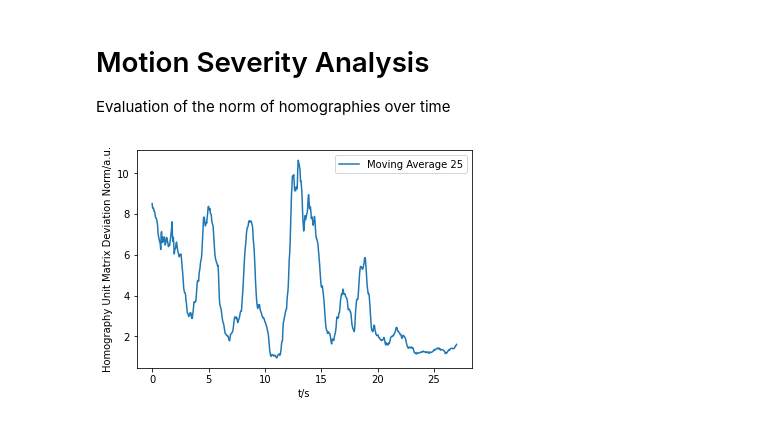
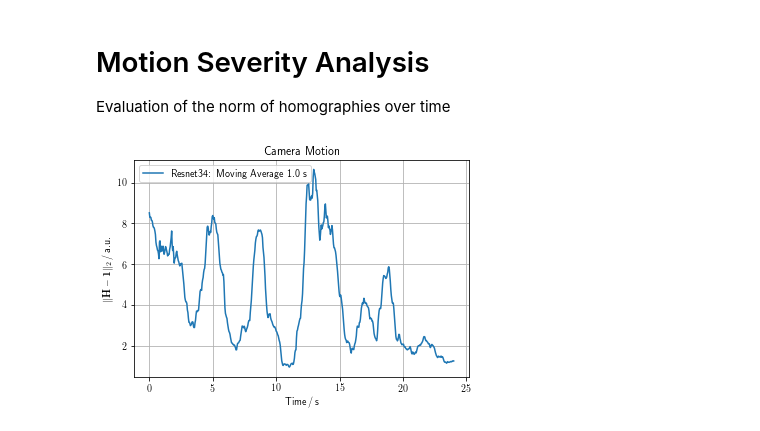
Before and after one commit to RViMLab/MICCAI2023-Camera-Motion-Prediction, a Jupyter notebook: notebooks/eval_homography_regression.ipynb, the cells around one changed output. Saved outputs shown, nothing was run; the diff lists cells and outputs as text; code cells hidden in the pictures.

```diff
--- a/notebooks/eval_homography_regression.ipynb
+++ b/notebooks/eval_homography_regression.ipynb
@@ -235,32 +235,39 @@ plt.show()
 # Motion Severity Analysis
 Evaluation of the norm of homographies over time
 # %%
+import matplotlib as mpl
+mpl.rcParams['text.usetex'] = True
+mpl.rcParams['text.latex.preamble'] = [r'\usepackage{amsmath}']
+
 # feature_df = pd.read_pickle('cholec80_img_seq_features.pkl')
 feature_df = pd.read_pickle('H_1.pkl')
 
 fps = 25
 start = 0
-end = 100
+end = 25
 
 N = 25
 t = feature_df['t'][int(fps*start):int(fps*end)]/fps
 H = feature_df['H_deep'][int(fps*start):int(fps*end)]
 # t = feature_df['t']/fps
 # H = feature_df['H']
 # t = feature_df['t'][0:100]/fps
 # H = feature_df['H'][0:100]
 
 # compute severity of motion
 dH_norm = H.apply(lambda x: np.linalg.norm(x - np.eye(3)))
 
 # compute moving average
 ma_dH_norm = np.convolve(dH_norm, np.ones(N)/N, mode='valid')
 
-plt.plot(t[:ma_dH_norm.shape[0]], ma_dH_norm, label='Moving Average {}'.format(N))
+plt.title('Camera Motion')
+plt.plot(t[:ma_dH_norm.shape[0]], ma_dH_norm, label='Resnet34: Moving Average {} s'.format(N/fps))
+plt.grid()
 # plt.plot(t[N:dH_norm.shape[0]], dH_norm[N:], label='Homography')
-plt.xlabel('t/s')
-plt.ylabel('Homography Unit Matrix Deviation Norm/a.u.')
+plt.xlabel(r'Time$\,/\,$s')
+plt.ylabel(r'$\lVert\mathbf{H} - \mathbf{1}\rVert_2\,/\,$a.u.')
 plt.legend()
-plt.show()
+# plt.show()
+plt.savefig('out/homography_annotation/moving_average.pdf')
 # %% [output]
-[figure, old version]
+[figure, new version]
```
Also changed, not shown: parts of 2 cells of this notebook, 4 other files.
